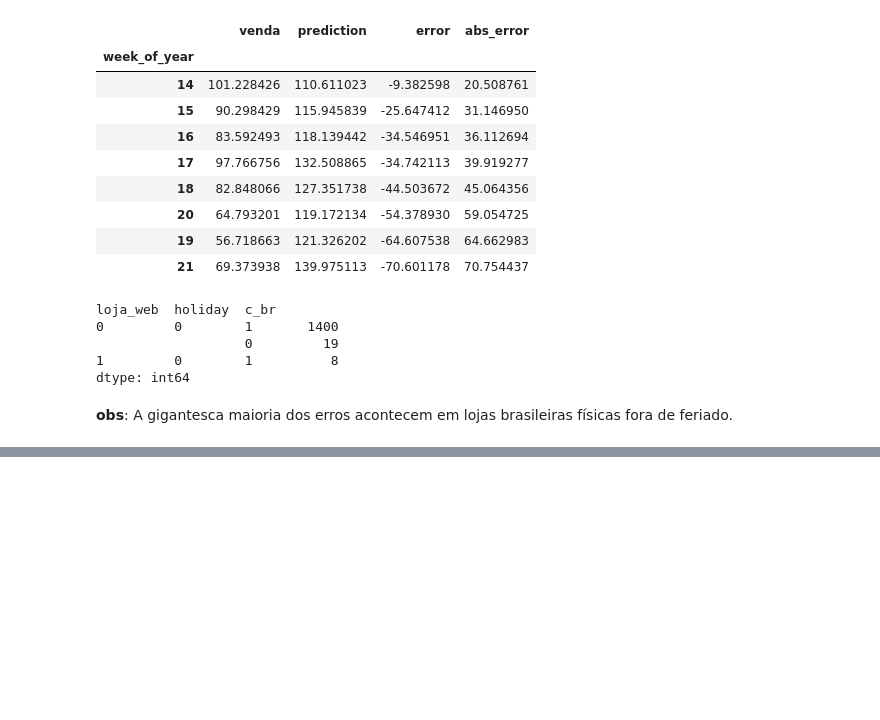
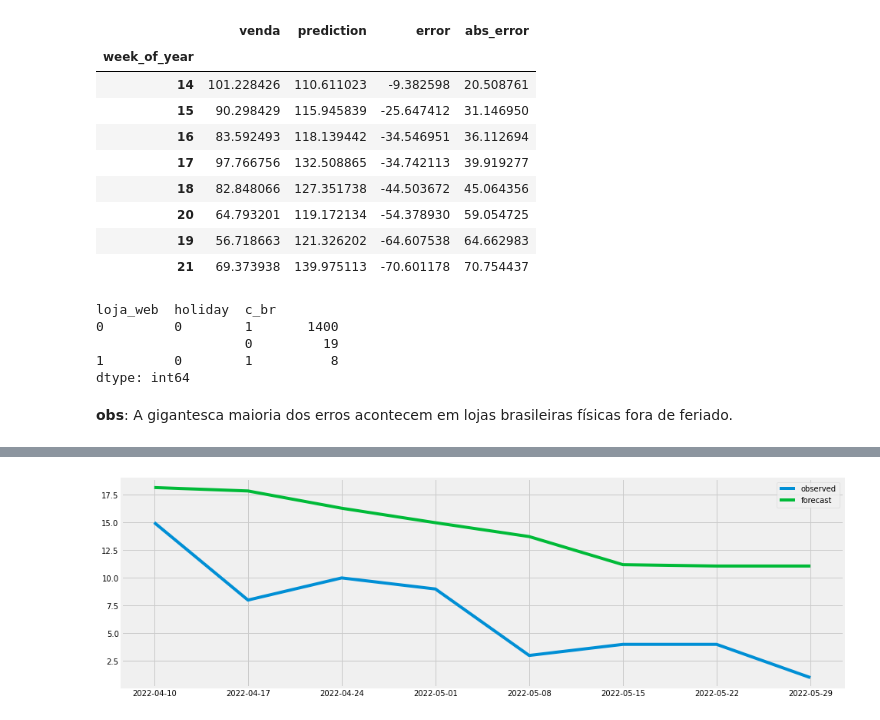
Before and after one commit to macedoti13/Renner-Sales-Forecasting, a Jupyter notebook: research4.ipynb, the cells around one changed output, grey strips where cells are left out. Saved outputs shown, nothing was run; the diff lists cells and outputs as text; code cells hidden in the pictures; blank space fills up the shorter version.

Commit message:
trained model

```diff
--- a/research4.ipynb
+++ b/research4.ipynb
@@ -250,3 +251,14 @@ loja_web  holiday  c_br
 dtype: int64
 # %% [markdown]
 **obs**: A gigantesca maioria dos erros acontecem em lojas brasileiras físicas fora de feriado.
+# %%
+params = {
+    'learning_rate': [0.01, 0.1, 0.2],
+    'max_depth': [3, 6, 10, 12],
+    'subsample': [0.5, 0.7, 1],
+    'n_estimators': [100, 250, 500, 750, 1000],
+}
+
+model = xgb.XGBRegressor()
+clf = RandomizedSearchCV(estimator=model, param_distributions=params)
+clf.fit(X_train, y_train)
@@ -252,0 +283,2 @@ dtype: int64
+# %%
+predictions = clf.predict(X_test)
@@ -252,0 +297,2 @@ dtype: int64
+# %%
+dft.loc[:, 'prediction'] = predictions
@@ -252,0 +316,9 @@ dtype: int64
+# %%
+plt.figure(figsize=(15,5))
+#plt.plot(df[df.loja=='renner_br_rs_3']['data'], df[df.loja=='renner_br_rs_3']['venda'], label='past data')
+plt.plot(dft[dft.loja=='renner_br_rs_3']['data'], dft[dft.loja=='renner_br_rs_3']['venda'], label='observed')
+plt.plot(dft[dft.loja=='renner_br_rs_3']['data'], dft[dft.loja=='renner_br_rs_3']['prediction'], color=color_pal[3], label='forecast')
+plt.legend()
+plt.show()
+# %% [output]
+[figure, added]
```
Also changed, not shown: parts of 17 cells of this notebook, 1 other file.
